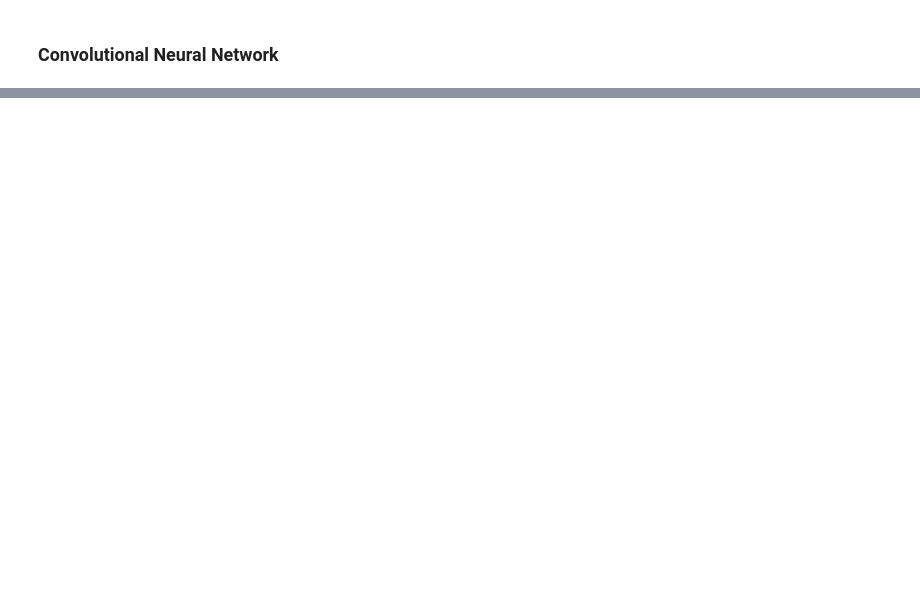
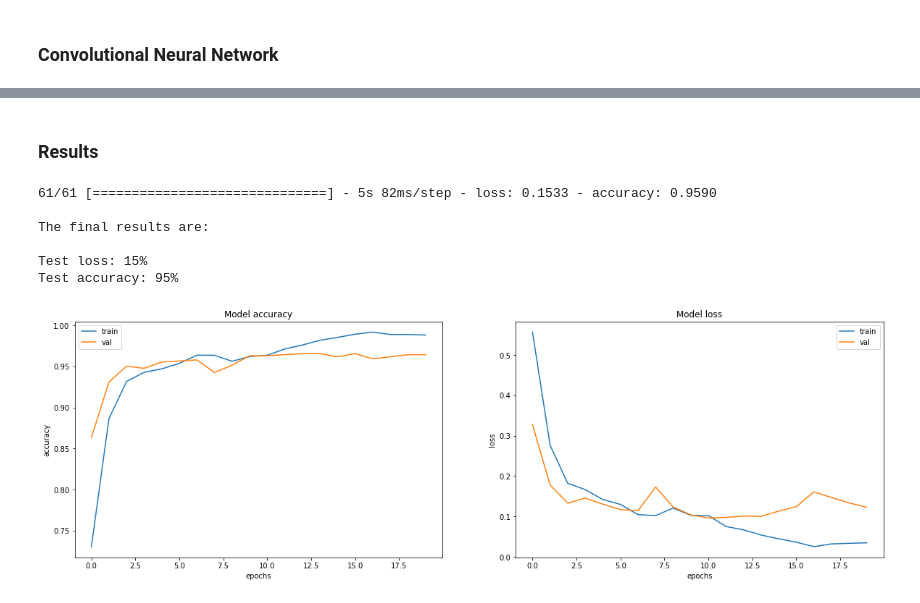
Before and after one commit to Zivbz/Kaggle---project---Xray-scans, a Jupyter notebook: chest_xray_project.ipynb, the cells around one changed output, grey strips where cells are left out. Drawn from its saved outputs; the diff is of its cells as text; code cells hidden in the pictures; blank space fills up the shorter version.

```diff
--- a/chest_xray_project.ipynb
+++ b/chest_xray_project.ipynb
@@ -550,0 +660,9 @@ The results are great. We are looking on a model that classifies normal and pneu
+# %%
+# reshape the data to fit in to our CNN model
+train_data = train_data.reshape(train_data.shape[0], 60, 100, 1)
+valid_data = valid_data.reshape(valid_data.shape[0], 60, 100, 1)
+test_data = test_data.reshape(test_data.shape[0], 60, 100, 1)
+
+print(train_data.shape)
+print(valid_data.shape)
+print(test_data.shape)
@@ -550,0 +721,8 @@ The results are great. We are looking on a model that classifies normal and pneu
+# %%
+LR_reduce = ReduceLROnPlateau(monitor='val_accuracy',
+                           factor=.5,
+                           patience=10,
+                           min_lr=.000001,
+                           verbose=0)
+
+ES_monitor = EarlyStopping(monitor='val_loss', patience=20)
@@ -550,0 +731,12 @@ The results are great. We are looking on a model that classifies normal and pneu
+# %%
+model.compile(loss='binary_crossentropy',
+              optimizer='adam',
+              metrics=['accuracy'])
+# %%
+history = model.fit(train_data, train_labels,
+                    batch_size=128,
+                    epochs=50,
+                    verbose=1,
+                    shuffle=True,
+                    validation_data=(valid_data, valid_labels),
+                    callbacks = [LR_reduce, ES_monitor])
@@ -550,0 +761,15 @@ The results are great. We are looking on a model that classifies normal and pneu
+# %% [markdown]
+### Results
+# %%
+plot_results(model, test_data, test_labels)
+# %% [output]
+61/61 [==============================] - 5s 82ms/step - loss: 0.1533 - accuracy: 0.9590
+
+The final results are:
+
+Test loss: 15%
+Test accuracy: 95%
+# %%
+plot_history(history)
+# %% [output]
+[figure, added]
```
Also changed, not shown: parts of 81 cells of this notebook.
